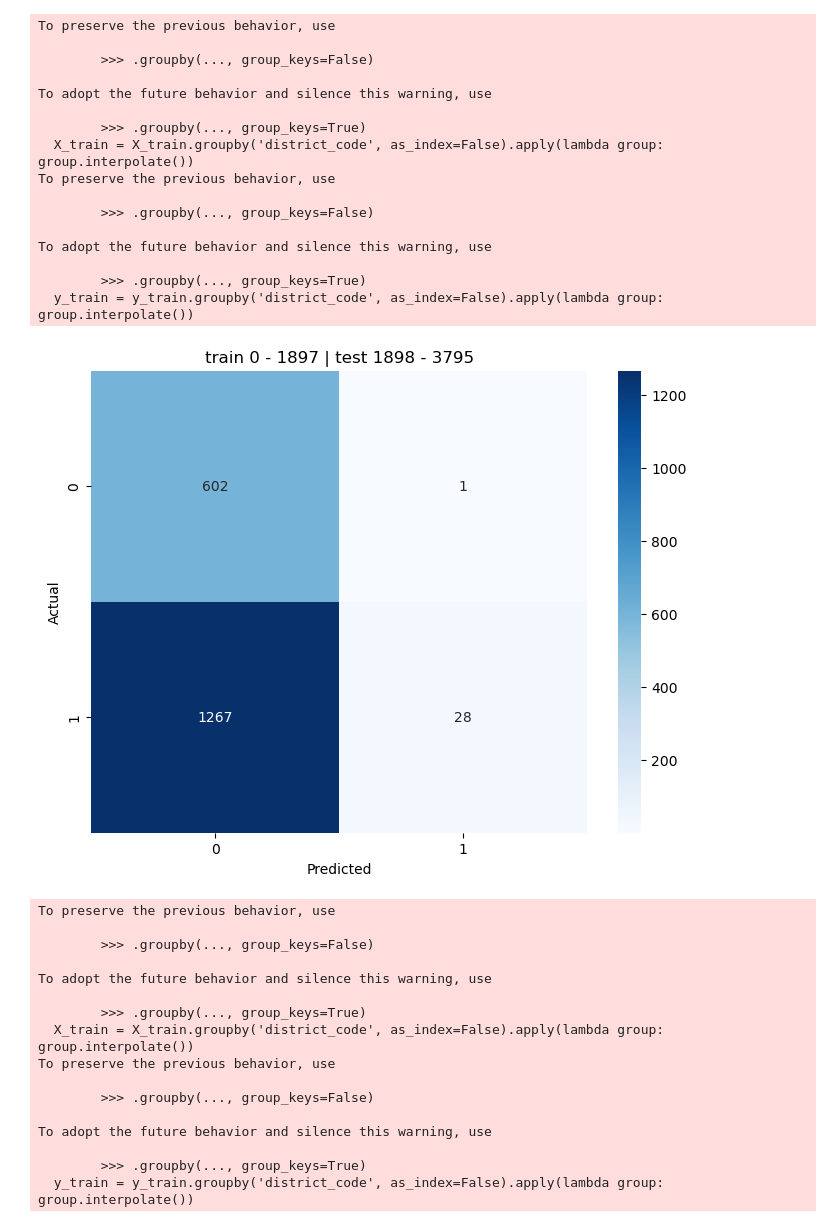
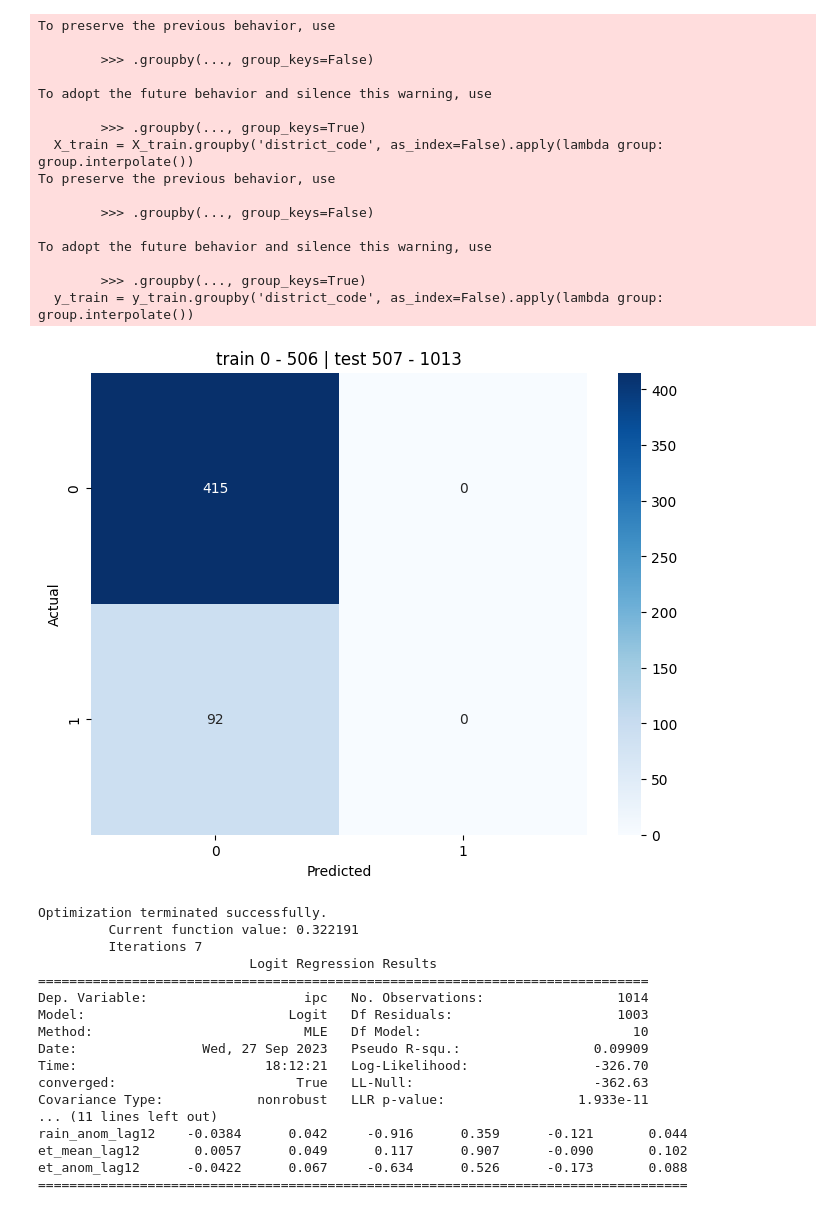
Before and after one commit to Joeryy/JBG060-DC3-23-24-group-2, a Jupyter notebook: patras_predictions.ipynb, the cells around one changed output. Cells and saved outputs as stored; diff of their text form; code cells hidden in the pictures.

Commit message:
Add drop nan ipc values in train and test

```diff
--- a/patras_predictions.ipynb
+++ b/patras_predictions.ipynb
@@ -42,6 +42,7 @@ for i in range(last_lag):
 
 print(lagged_index_NaN)
 df = df.drop(lagged_index_NaN)
+df = df[df['ipc'].notna()]
 
 # Sort DataFrame by date
 df.sort_index(level=0, inplace=True)
@@ -128,34 +129,35 @@ et_anom_lag12       0.1774      0.096      1.858      0.063      -0.010       0.
 ===================================================================================
 To preserve the previous behavior, use
 
         >>> .groupby(..., group_keys=False)
 
 To adopt the future behavior and silence this warning, use
 
         >>> .groupby(..., group_keys=True)
   X_train = X_train.groupby('district_code', as_index=False).apply(lambda group: group.interpolate())
 To preserve the previous behavior, use
 
         >>> .groupby(..., group_keys=False)
 
 To adopt the future behavior and silence this warning, use
 
         >>> .groupby(..., group_keys=True)
   y_train = y_train.groupby('district_code', as_index=False).apply(lambda group: group.interpolate())
-[figure, old version]
+[figure, new version]
-To preserve the previous behavior, use
-
-        >>> .groupby(..., group_keys=False)
-
-To adopt the future behavior and silence this warning, use
-
-        >>> .groupby(..., group_keys=True)
-  X_train = X_train.groupby('district_code', as_index=False).apply(lambda group: group.interpolate())
-To preserve the previous behavior, use
-
-        >>> .groupby(..., group_keys=False)
-
-To adopt the future behavior and silence this warning, use
-
-        >>> .groupby(..., group_keys=True)
-  y_train = y_train.groupby('district_code', as_index=False).apply(lambda group: group.interpolate())
+Optimization terminated successfully.
+         Current function value: 0.322191
+         Iterations 7
+                           Logit Regression Results
+==============================================================================
+Dep. Variable:                    ipc   No. Observations:                 1014
+Model:                          Logit   Df Residuals:                     1003
+Method:                           MLE   Df Model:                           10
+Date:                Wed, 27 Sep 2023   Pseudo R-squ.:                 0.09909
+Time:                        18:12:21   Log-Likelihood:                -326.70
+converged:                       True   LL-Null:                       -362.63
+Covariance Type:            nonrobust   LLR p-value:                 1.933e-11
+... (11 lines left out)
+rain_anom_lag12    -0.0384      0.042     -0.916      0.359      -0.121       0.044
+et_mean_lag12       0.0057      0.049      0.117      0.907      -0.090       0.102
+et_anom_lag12      -0.0422      0.067     -0.634      0.526      -0.173       0.088
+===================================================================================
```
Also changed, not shown: parts of 1 cell of this notebook.
